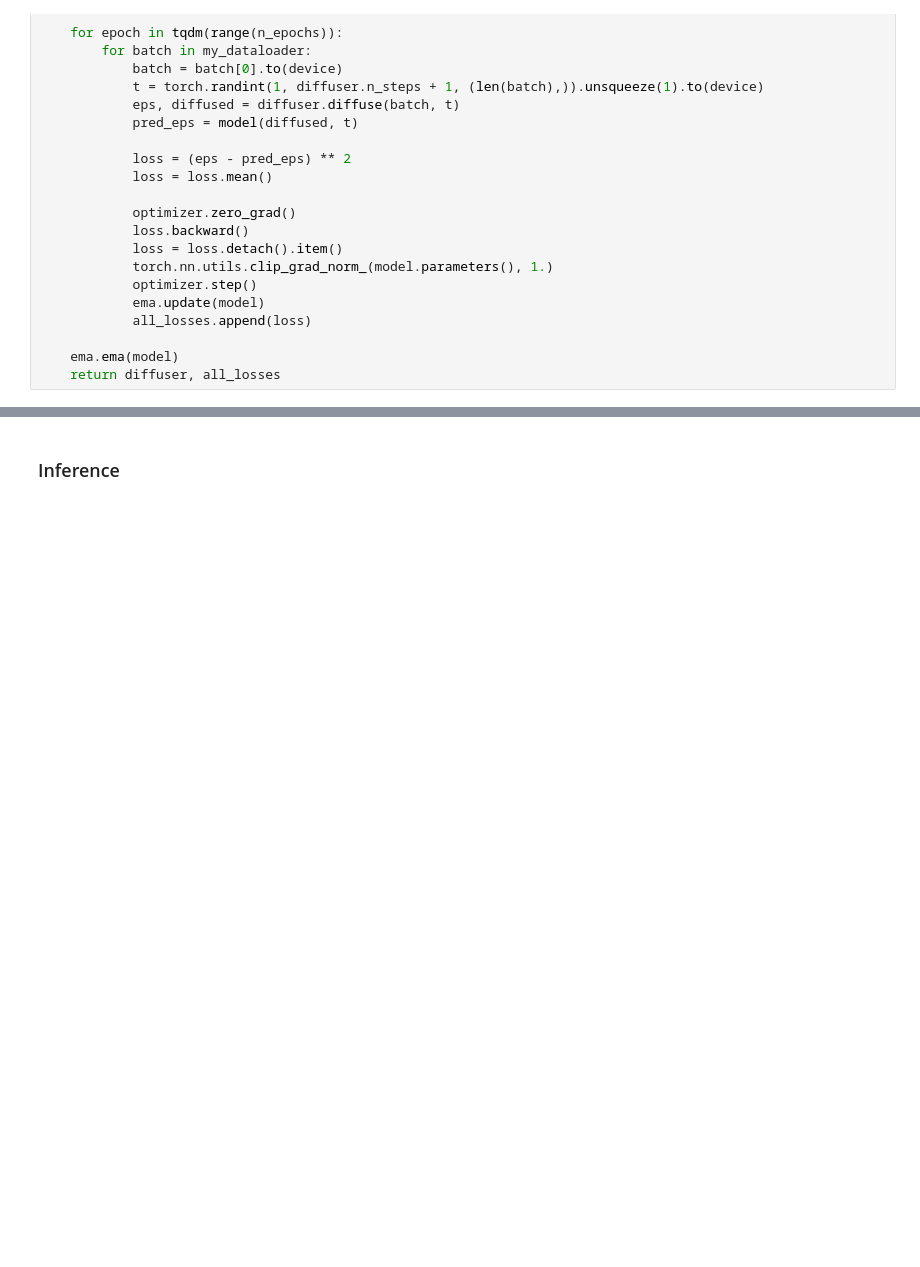
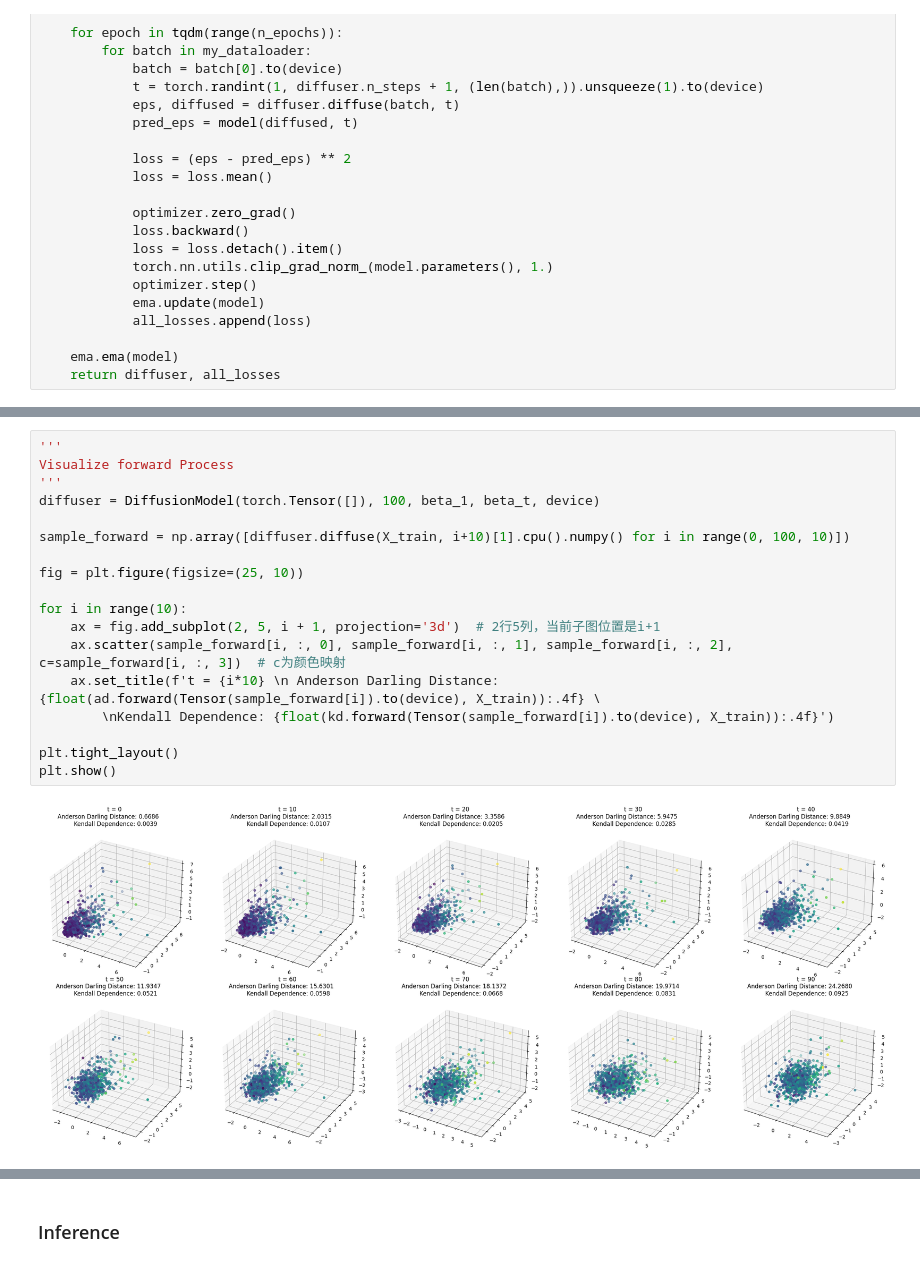
Before and after one commit to Manuelnkegoum-8/Generative_modelling, a Jupyter notebook: Diffusion/Diffusion_Model.ipynb, the cells around one changed output, grey strips where cells are left out. Saved outputs shown, nothing was run; the diff lists cells and outputs as text; blank space fills up the shorter version.

```diff
--- a/Diffusion/Diffusion_Model.ipynb
+++ b/Diffusion/Diffusion_Model.ipynb
@@ -274,3 +275,23 @@ plt.show()
+# %%
+'''
+Visualize forward Process
+'''
+diffuser = DiffusionModel(torch.Tensor([]), 100, beta_1, beta_t, device)
+
+sample_forward = np.array([diffuser.diffuse(X_train, i+10)[1].cpu().numpy() for i in range(0, 100, 10)])
+
+fig = plt.figure(figsize=(25, 10))
+
+for i in range(10):
+    ax = fig.add_subplot(2, 5, i + 1, projection='3d')  # 2行5列，当前子图位置是i+1
+    ax.scatter(sample_forward[i, :, 0], sample_forward[i, :, 1], sample_forward[i, :, 2], c=sample_forward[i, :, 3])  # c为颜色映射
+    ax.set_title(f't = {i*10} \n Anderson Darling Distance: {float(ad.forward(Tensor(sample_forward[i]).to(device), X_train)):.4f} \
+        \nKendall Dependence: {float(kd.forward(Tensor(sample_forward[i]).to(device), X_train)):.4f}')
+
+plt.tight_layout()
+plt.show()
+# %% [output]
+[figure, added]
 # %%
 '''
 Inverse Process
```
Also changed, not shown: parts of 6 cells of this notebook, 4 other files.
